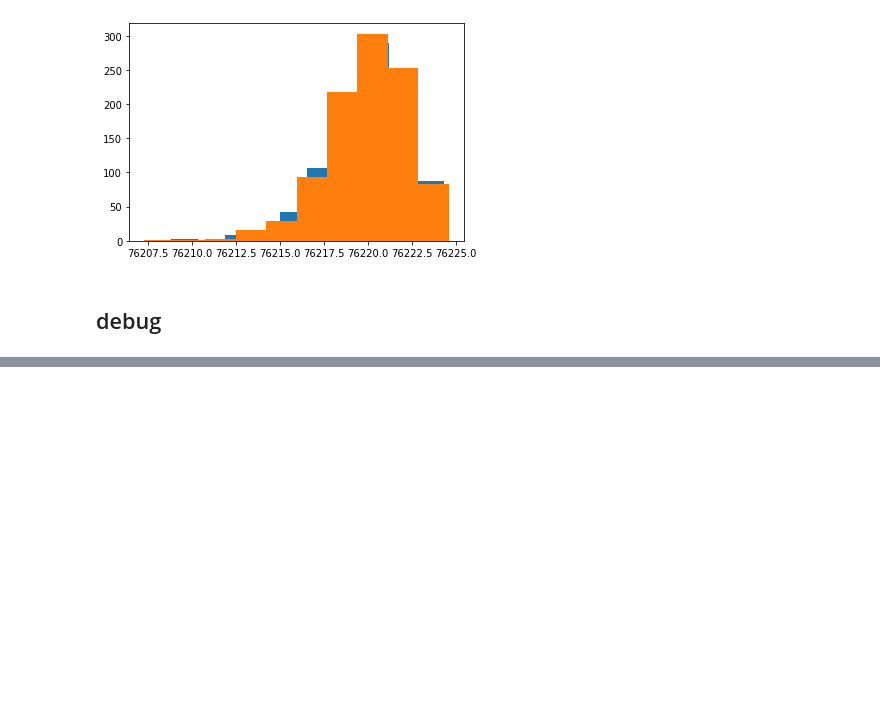
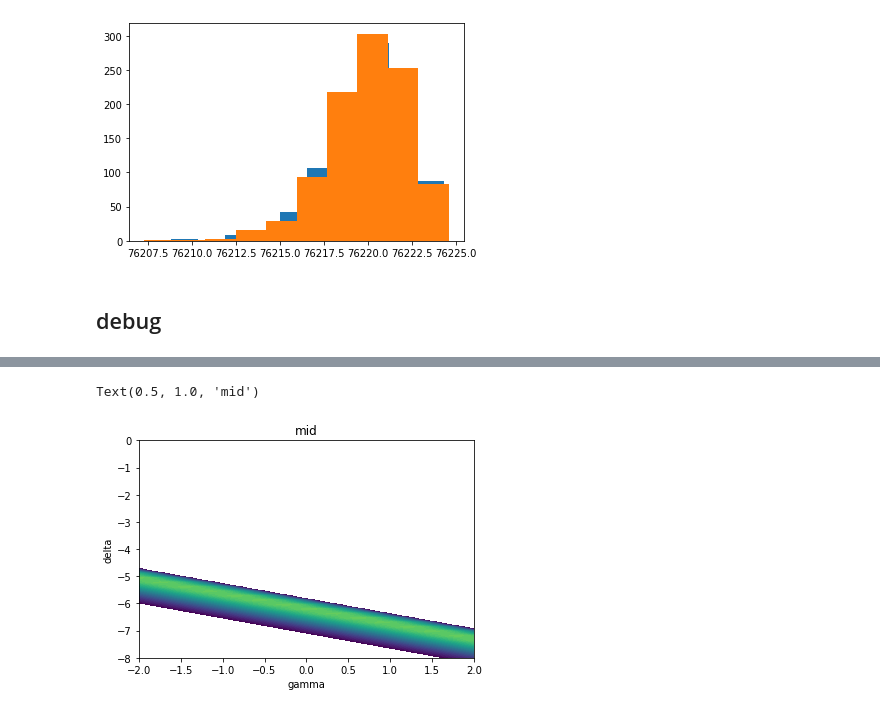
Before and after one commit to grburgess/zusammen, a Jupyter notebook: examples/fit.ipynb, the cells around one changed output, grey strips where cells are left out. Saved outputs shown, nothing was run; the diff lists cells and outputs as text; code cells hidden in the pictures; blank space fills up the shorter version.

```diff
--- a/examples/fit.ipynb
+++ b/examples/fit.ipynb
@@ -253,9 +251,11 @@ model = CmdStanModel(stan_file="stan/map_log_like.stan",
 # %%
-alpha_fail =  [-1.0, -1.2, -1.3, -1.5]
-alpha_success = [-1.0, -1.0, -1.0, -1.0]
+alpha_fail =  [-1.0, -1.2, -1.3, -1.5] # decreasing
+alpha_mid =  [-1.0, -1.1, -1.2, -1.3]
+alpha_success = [-1.0, -1.0, -1.0, -1.0] # stable
 
-log_epeak_fail = [2.0, 2.2, 2.4, 2.6]
-log_epeak_success = [2.4, 2.0, 1.8, 1.6]
+log_epeak_fail = [2.0, 2.2, 2.4, 2.6] # increasing
+log_epeak_mid = [2.0, 2.0, 2.0, 2.0]
+log_epeak_success = [2.4, 2.0, 1.8, 1.6] # decreasing
 # %%
 os.environ["STAN_NUM_THREADS"] = "8"
 ds = zusammen.DataSet.from_hdf5_file('data/survey_proc.h5')
@@ -315,0 +316,23 @@ Text(0.5, 1.0, 'success')
+# %%
+data["alpha"] = alpha_mid
+data["log_epeak"] = log_epeak_mid
+fit = model.sample(
+    data=data,
+    fixed_param=True,
+    cores=8,
+    iter_sampling=1,
+    chains=1,
+    show_progress="notebook")
+
+av = arviz.from_cmdstanpy(fit)
+# %%
+fig, ax = plt.subplots()
+ll = av.posterior.log_like[0][0]
+ax.contourf(data["gamma_grid"], data["delta_grid"],
+            ll, levels=np.linspace(72000, 76225))
+ax.set_xlabel("gamma")
+ax.set_ylabel("delta")
+ax.set_title("mid")
+# %% [output]
+Text(0.5, 1.0, 'mid')
+[figure, added]
```
Also changed, not shown: parts of 7 cells of this notebook, 2 other files.
